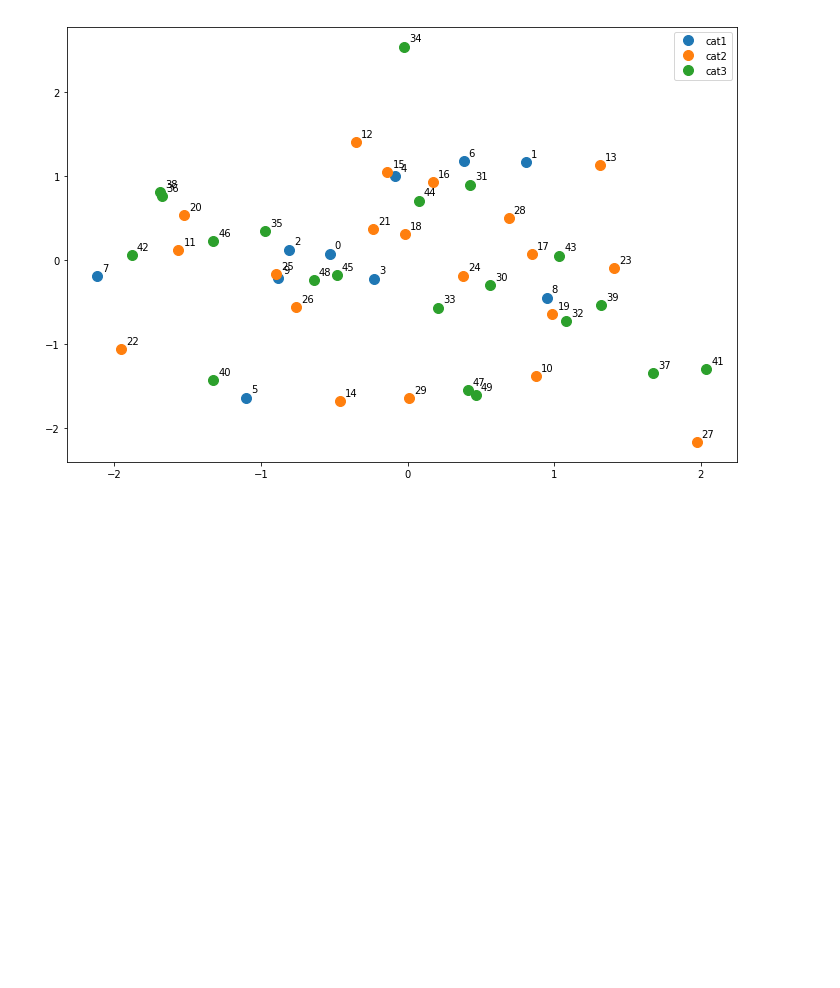
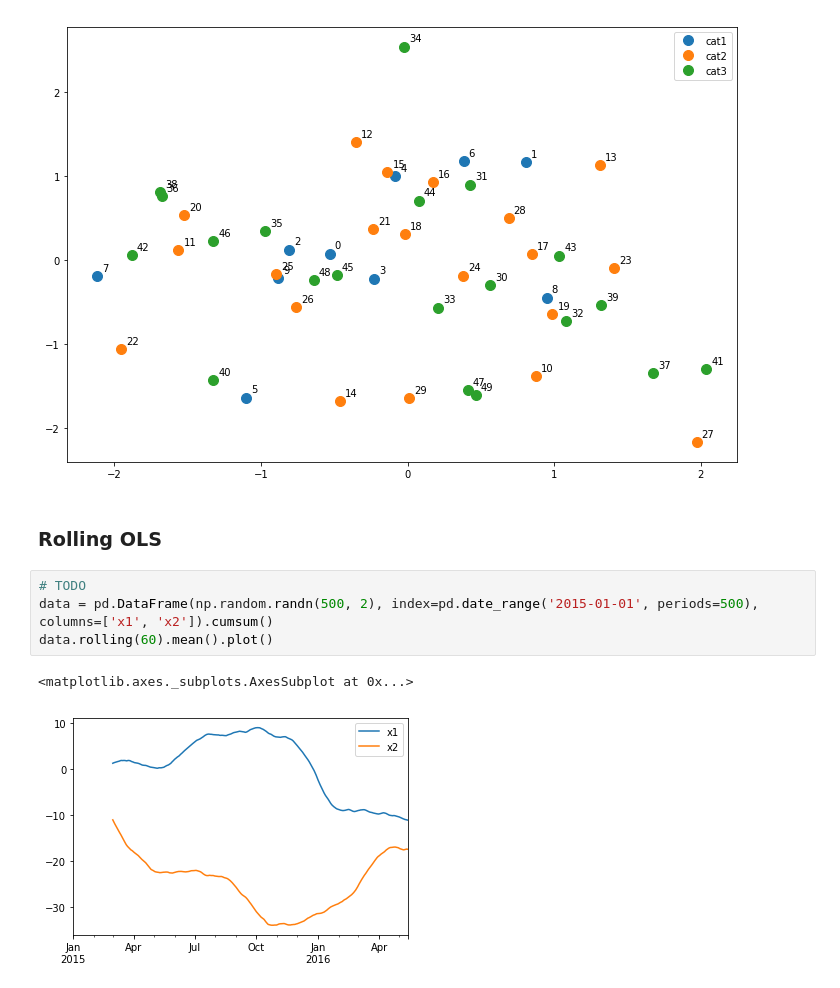
Before and after one commit to dshelukhin/python-playbook, a Jupyter notebook: py-play-notebook.ipynb, the cells around one changed output. Saved outputs shown, nothing was run; the diff lists cells and outputs as text; blank space fills up the shorter version.

```diff
--- a/py-play-notebook.ipynb
+++ b/py-play-notebook.ipynb
@@ -99,3 +99,12 @@ for label, x, y in zip(data.index, data.var1, data.var2):
     plt.annotate(label, xy=(x, y), xytext=(5, 5), textcoords='offset points')
 # %% [output]
 [figure]
+# %% [markdown]
+### Rolling OLS
+# %%
+# TODO
+data = pd.DataFrame(np.random.randn(500, 2), index=pd.date_range('2015-01-01', periods=500), columns=['x1', 'x2']).cumsum()
+data.rolling(60).mean().plot()
+# %% [output]
+<matplotlib.axes._subplots.AxesSubplot at 0x...>
+[figure, added]
```
Also changed, not shown: parts of 4 cells of this notebook.
